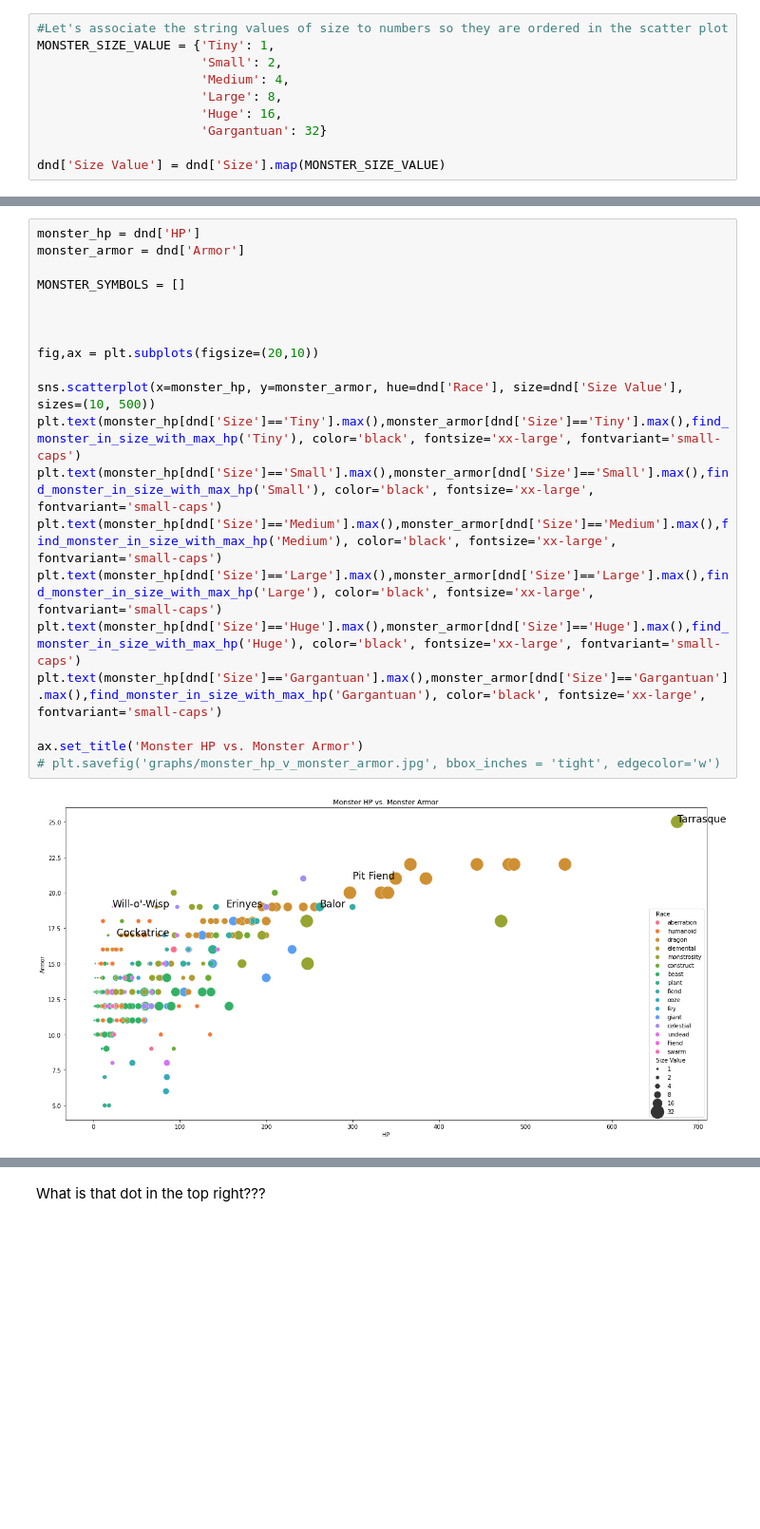
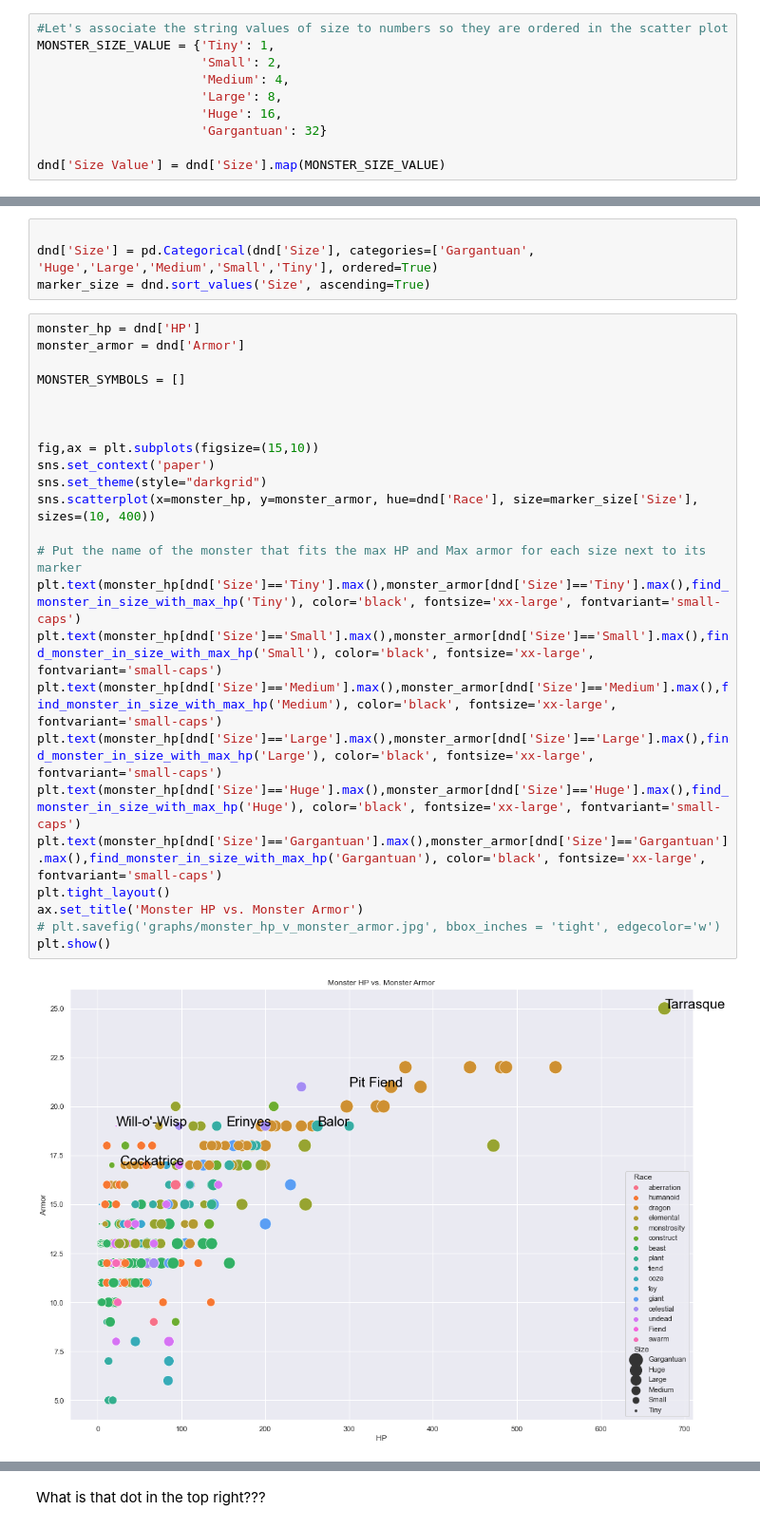
Before and after one commit to dmm4613/dnd-eda, a Jupyter notebook: dnd-eda.ipynb, the cells around one changed output, grey strips where cells are left out. Shown at 95% size. Cells and saved outputs as stored; diff of their text form; blank space fills up the shorter version.

Commit message:
Played with some more graph types for the final question

```diff
--- a/dnd-eda.ipynb
+++ b/dnd-eda.ipynb
@@ -284,22 +284,30 @@ list(dnd['Size'].unique())
+# %%
+
+dnd['Size'] = pd.Categorical(dnd['Size'], categories=['Gargantuan', 'Huge','Large','Medium','Small','Tiny'], ordered=True)
+marker_size = dnd.sort_values('Size', ascending=True)
 # %%
 monster_hp = dnd['HP']
 monster_armor = dnd['Armor']
 
 MONSTER_SYMBOLS = []
 
 
 
-fig,ax = plt.subplots(figsize=(20,10))
+fig,ax = plt.subplots(figsize=(15,10))
+sns.set_context('paper')
+sns.set_theme(style="darkgrid")
+sns.scatterplot(x=monster_hp, y=monster_armor, hue=dnd['Race'], size=marker_size['Size'], sizes=(10, 400))
 
-sns.scatterplot(x=monster_hp, y=monster_armor, hue=dnd['Race'], size=dnd['Size Value'], sizes=(10, 500))
+# Put the name of the monster that fits the max HP and Max armor for each size next to its marker
 plt.text(monster_hp[dnd['Size']=='Tiny'].max(),monster_armor[dnd['Size']=='Tiny'].max(),find_monster_in_size_with_max_hp('Tiny'), color='black', fontsize='xx-large', fontvariant='small-caps')
 plt.text(monster_hp[dnd['Size']=='Small'].max(),monster_armor[dnd['Size']=='Small'].max(),find_monster_in_size_with_max_hp('Small'), color='black', fontsize='xx-large', fontvariant='small-caps')
 plt.text(monster_hp[dnd['Size']=='Medium'].max(),monster_armor[dnd['Size']=='Medium'].max(),find_monster_in_size_with_max_hp('Medium'), color='black', fontsize='xx-large', fontvariant='small-caps')
 plt.text(monster_hp[dnd['Size']=='Large'].max(),monster_armor[dnd['Size']=='Large'].max(),find_monster_in_size_with_max_hp('Large'), color='black', fontsize='xx-large', fontvariant='small-caps')
 plt.text(monster_hp[dnd['Size']=='Huge'].max(),monster_armor[dnd['Size']=='Huge'].max(),find_monster_in_size_with_max_hp('Huge'), color='black', fontsize='xx-large', fontvariant='small-caps')
 plt.text(monster_hp[dnd['Size']=='Gargantuan'].max(),monster_armor[dnd['Size']=='Gargantuan'].max(),find_monster_in_size_with_max_hp('Gargantuan'), color='black', fontsize='xx-large', fontvariant='small-caps')
-
+plt.tight_layout()
 ax.set_title('Monster HP vs. Monster Armor')
 # plt.savefig('graphs/monster_hp_v_monster_armor.jpg', bbox_inches = 'tight', edgecolor='w')
+plt.show()
 # %% [output]
-[figure, old version]
+[figure, new version]
```
Also changed, not shown: parts of 14 cells of this notebook, 1 other file.
